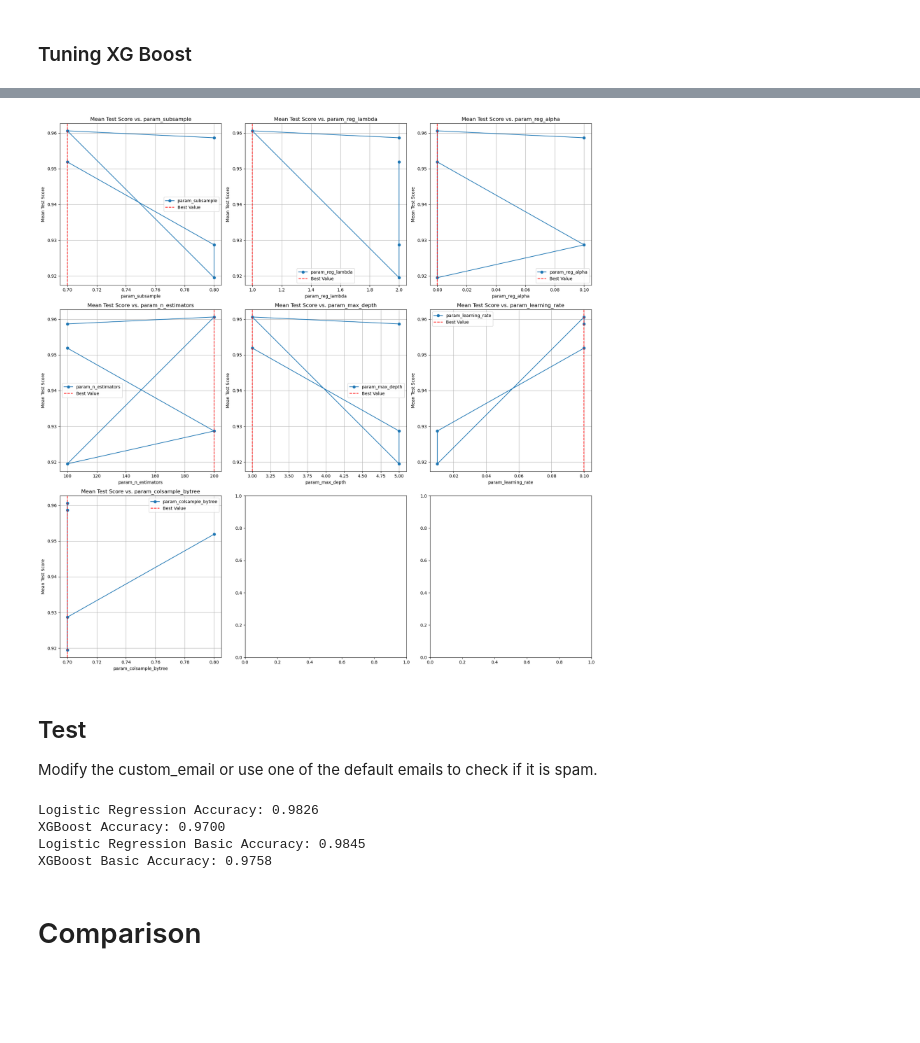
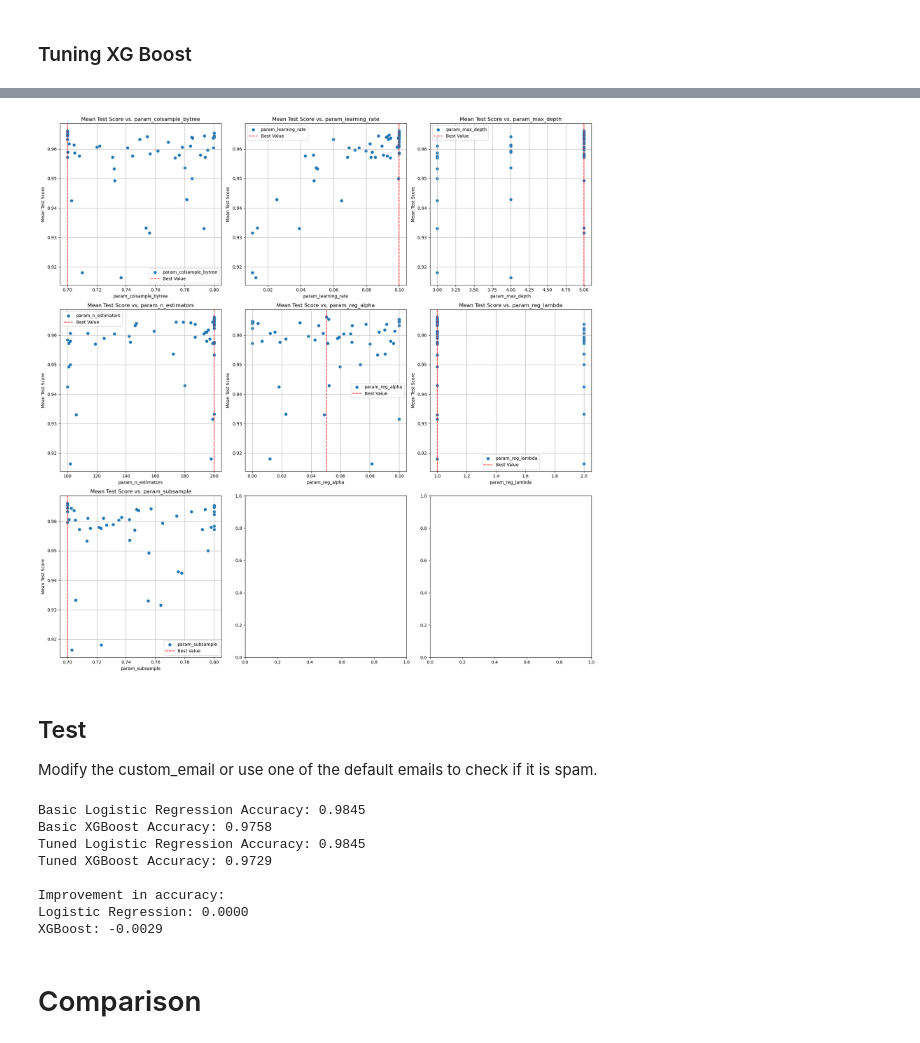
Before and after one commit to AnthonyDest/Spam-Email-Detection, a Jupyter notebook: detection.ipynb, the cells around one changed output, grey strips where cells are left out. Cells and saved outputs as stored; diff of their text form; code cells hidden in the pictures; blank space fills up the shorter version.

```diff
--- a/detection.ipynb
+++ b/detection.ipynb
@@ -349,7 +407,7 @@ import pandas as pd
 import matplotlib.pyplot as plt
 
 # Convert cv_results_ to DataFrame
-cv_results_df = pd.DataFrame(lr_grid_search.cv_results_)
+cv_results_df = pd.DataFrame(lr_search.cv_results_)
 
 # Extract relevant columns
 param_columns = [col for col in cv_results_df.columns if col.startswith("param_")]
@@ -563,34 +510,35 @@ import pandas as pd
 import matplotlib.pyplot as plt
 
 # Convert cv_results_ to DataFrame
-cv_results_df = pd.DataFrame(xgb_random_search.cv_results_)
+cv_results_df = pd.DataFrame(xgb_search.cv_results_)
 
 # Extract relevant columns
 param_columns = [col for col in cv_results_df.columns if col.startswith("param_")]
 mean_test_score = cv_results_df["mean_test_score"]
 
 # Plot the data for each hyperparameter separately
 fig, axes = plt.subplots(3, 3, figsize=(18, 18))
 
 for i, param_col in enumerate(param_columns):
     row = i // 3
     col = i % 3
 
     ax = axes[row, col]
-    ax.plot(cv_results_df[param_col], mean_test_score, marker='o', linestyle='-', label=param_col)
+    # ax.plot(cv_results_df[param_col], mean_test_score, marker='o', label=param_col)
+    ax.scatter(cv_results_df[param_col], mean_test_score, label=param_col)
 
     # Highlight the best value
     best_index = cv_results_df["mean_test_score"].idxmax()
     best_value = cv_results_df[param_col][best_index]
     ax.axvline(x=best_value, color='r', linestyle='--', label='Best Value')
 
     ax.set_xlabel(param_col)
     ax.set_ylabel("Mean Test Score")
     ax.set_title("Mean Test Score vs. " + param_col)
     ax.legend()
     ax.grid(True)
 
 plt.tight_layout()
 plt.show()
 # %% [output]
-[figure, old version]
+[figure, new version]
@@ -645,35 +546,45 @@ plt.show()
 ## Test
 Modify the custom_email or use one of the default emails to check if it is spam.
 # %%
-# Test the models on the standard test set
+from sklearn.metrics import accuracy_score
 
-# Predictions on test set
+# Default values:
+lr_basic_pred = lr_basic.predict(X_test)
+xgb_basic_pred = xgb_basic.predict(X_test)
+
+# Calculate accuracy for the basic Logistic Regression model
+lr_basic_accuracy = accuracy_score(y_test, lr_basic_pred)
+print(f"Basic Logistic Regression Accuracy: {lr_basic_accuracy:.4f}")
+
+# Calculate accuracy for the basic XGBoost model
+xgb_basic_accuracy = accuracy_score(y_test, xgb_basic_pred)
+print(f"Basic XGBoost Accuracy: {xgb_basic_accuracy:.4f}")
+
+# New values:
 lr_pred = lr_best.predict(X_test)
 xgb_pred = xgb_best.predict(X_test)
 
-# Calculate accuracy for Logistic Regression
+# Calculate accuracy for the tuned Logistic Regression model
 lr_accuracy = accuracy_score(y_test, lr_pred)
-print(f"Logistic Regression Accuracy: {lr_accuracy:.4f}")
+print(f"Tuned Logistic Regression Accuracy: {lr_accuracy:.4f}")
 
-# Calculate accuracy for XGBoost
+# Calculate accuracy for the tuned XGBoost model
 xgb_accuracy = accuracy_score(y_test, xgb_pred)
-print(f"XGBoost Accuracy: {xgb_accuracy:.4f}")
+print(f"Tuned XGBoost Accuracy: {xgb_accuracy:.4f}")
 
-# Default values:
-
-lr_basic_pred = lr_basic.predict(X_test)
-lr_basic_accuracy = accuracy_score(y_test, lr_basic_pred)
-print(f"Logistic Regression Basic Accuracy: {lr_basic_accuracy:.4f}")
-
-
-xgb_basic_pred = xgb_basic.predict(X_test)
-xgb_basic_accuracy = accuracy_score(y_test, xgb_basic_pred)
-print(f"XGBoost Basic Accuracy: {xgb_basic_accuracy:.4f}")
+# Show improvement
+print("\nImprovement in accuracy:")
+print(f"Logistic Regression: {lr_accuracy - lr_basic_accuracy:.4f}")
+print(f"XGBoost: {xgb_accuracy - xgb_basic_accuracy:.4f}")
 # %% [output]
-Logistic Regression Accuracy: 0.9826
-XGBoost Accuracy: 0.9700
-Logistic Regression Basic Accuracy: 0.9845
-XGBoost Basic Accuracy: 0.9758
+Basic Logistic Regression Accuracy: 0.9845
+Basic XGBoost Accuracy: 0.9758
+Tuned Logistic Regression Accuracy: 0.9845
+Tuned XGBoost Accuracy: 0.9729
+
+Improvement in accuracy:
+Logistic Regression: 0.0000
+XGBoost: -0.0029
 # %%
 # # Test the models on a custom test set (temporarily commented out)
 # custom_spam_email = "Congratulations! You've won a prize. Claim it now."
```
Also changed, not shown: parts of 13 cells of this notebook, 2 other files.
